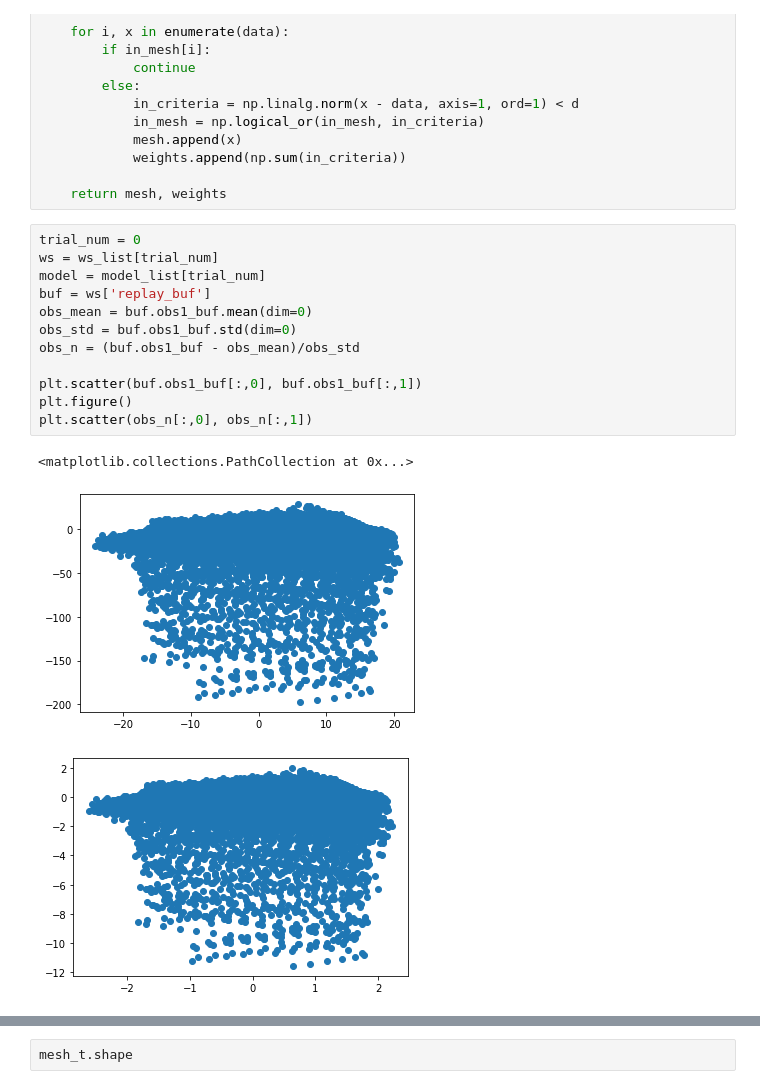
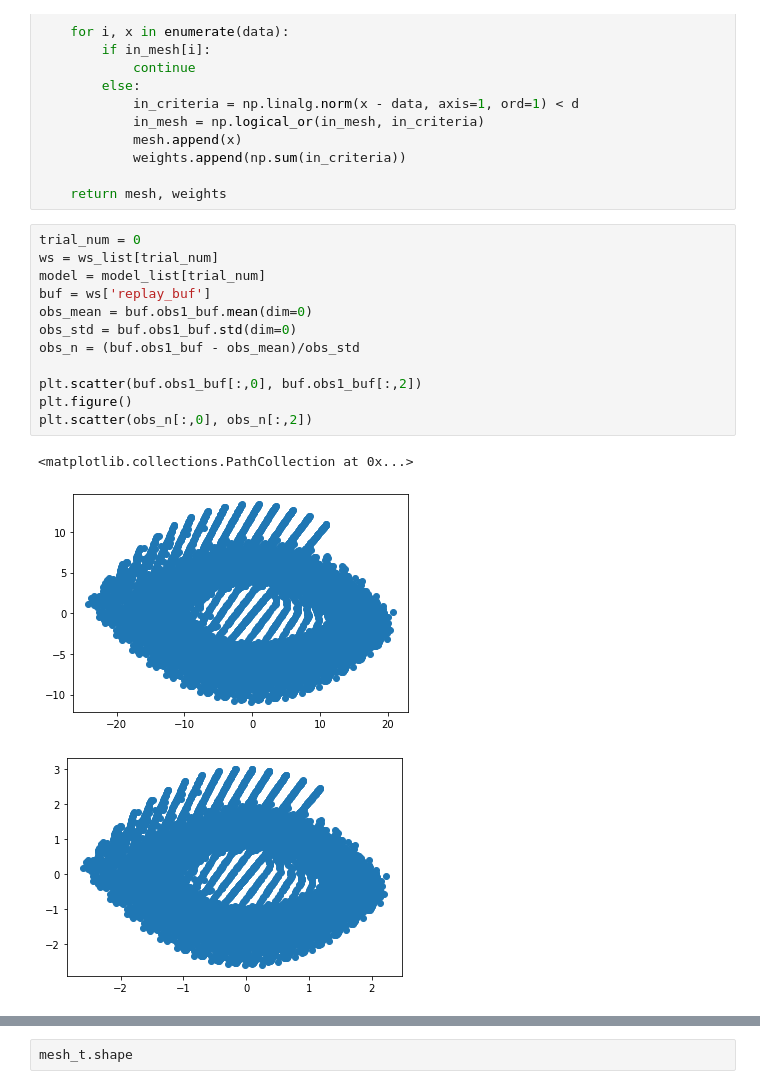
Before and after one commit to sgillen/lorenz, a Jupyter notebook: run_sg/analyze_sg.ipynb, the cells around one changed output, grey strips where cells are left out. Cells and saved outputs as stored; diff of their text form.

```diff
--- a/run_sg/analyze_sg.ipynb
+++ b/run_sg/analyze_sg.ipynb
@@ -530,17 +530,17 @@ def create_mesh(data, d, initial_mesh=None):
 # %%
 trial_num = 0
 ws = ws_list[trial_num]
 model = model_list[trial_num]
 buf = ws['replay_buf']
 obs_mean = buf.obs1_buf.mean(dim=0)
 obs_std = buf.obs1_buf.std(dim=0)
 obs_n = (buf.obs1_buf - obs_mean)/obs_std
 
-plt.scatter(buf.obs1_buf[:,0], buf.obs1_buf[:,1])
+plt.scatter(buf.obs1_buf[:,0], buf.obs1_buf[:,2])
 plt.figure()
-plt.scatter(obs_n[:,0], obs_n[:,1])
+plt.scatter(obs_n[:,0], obs_n[:,2])
 # %% [output]
 <matplotlib.collections.PathCollection at 0x...>
-[figure, old version]
+[figure, new version]
-[figure, old version]
+[figure, new version]
 # %%
```
Also changed, not shown: parts of 4 cells of this notebook, 1 other file.
